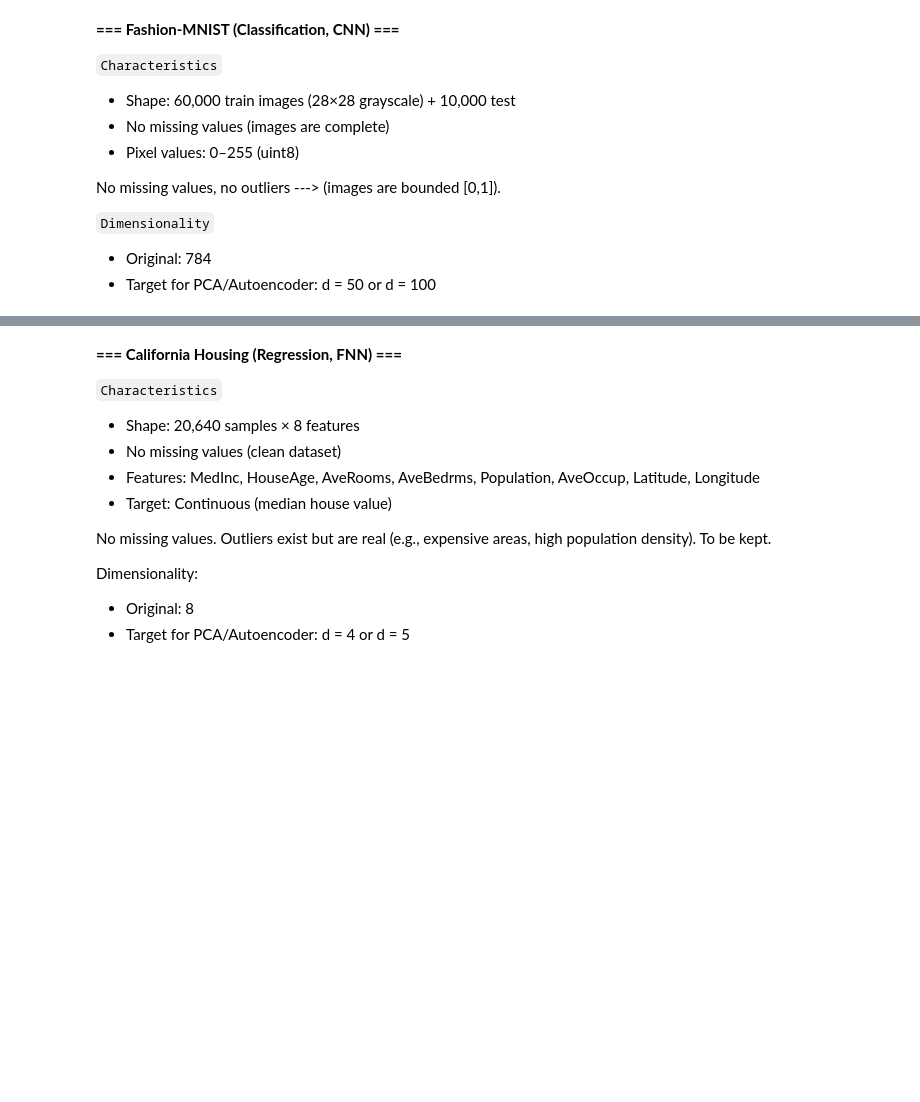
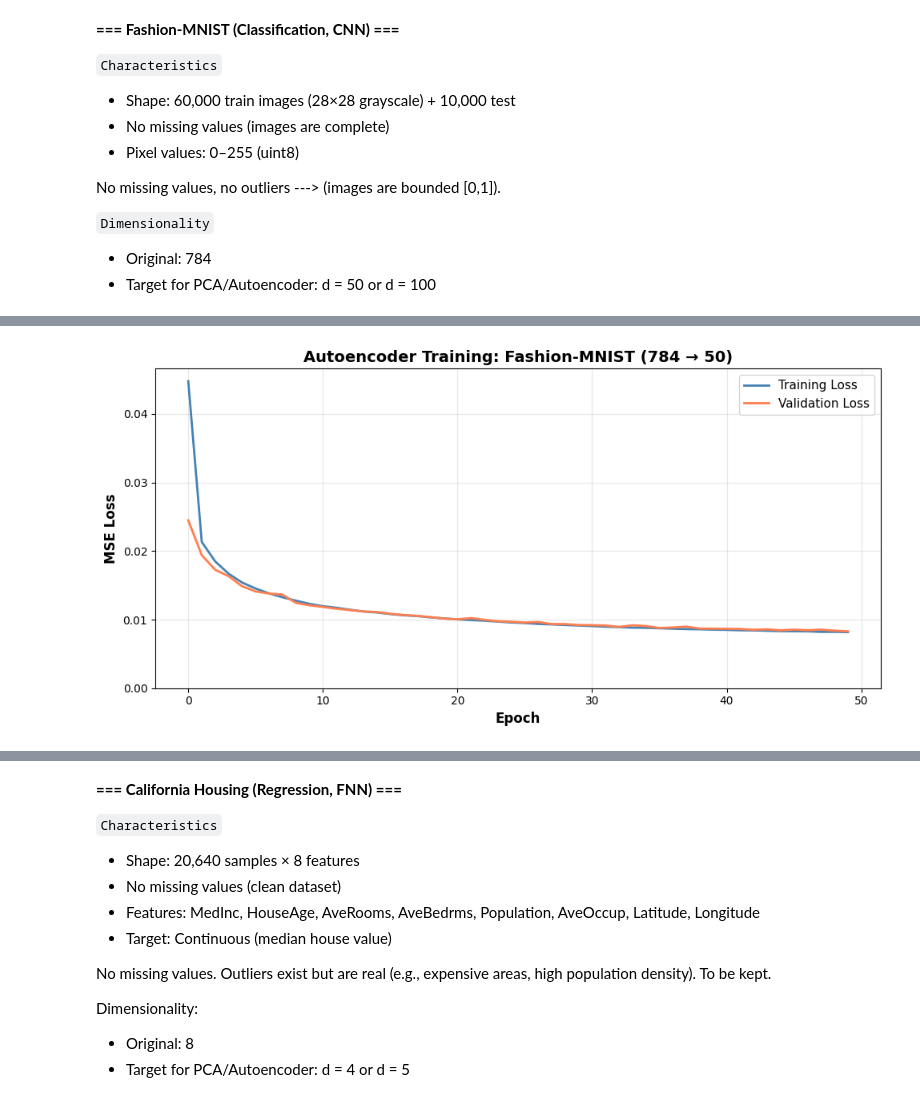
Before and after one commit to Alx-a-cod/MLiterallyConfused, a Jupyter notebook: ML_Assignment_2.ipynb, the cells around one changed output, grey strips where cells are left out. Cells and saved outputs as stored; diff of their text form; code cells hidden in the pictures; blank space fills up the shorter version.

Commit message:
model implementation

```diff
--- a/ML_Assignment_2.ipynb
+++ b/ML_Assignment_2.ipynb
@@ -93,0 +147,84 @@ Total variance explained by 50 PCs: 0.8626 (86.26%)
+# %%
+from tensorflow.keras.models import Model
+from tensorflow.keras.layers import Input, Dense
+from tensorflow.keras.optimizers import Adam
+from tensorflow.keras.callbacks import EarlyStopping
+import matplotlib.pyplot as plt
+import numpy as np
+
+# ==== Architecture ====
+input_dim = 784
+encoding_dim = 50
+
+# Input layer
+input_layer = Input(shape=(input_dim,), name='input')
+
+# Encoder
+encoded = Dense(256, activation='relu', name='encoder_1')(input_layer)
+encoded = Dense(128, activation='relu', name='encoder_2')(encoded)
+encoded = Dense(encoding_dim, activation='relu', name='bottleneck')(encoded)
+
+# Decoder
+decoded = Dense(128, activation='relu', name='decoder_1')(encoded)
+decoded = Dense(256, activation='relu', name='decoder_2')(decoded)
+decoded = Dense(input_dim, activation='sigmoid', name='output')(decoded)  # sigmoid for [0,1] range
+
+# Models
+autoencoder_fmnist = Model(inputs=input_layer, outputs=decoded, name='autoencoder_fmnist')
+encoder_fmnist = Model(inputs=input_layer, outputs=encoded, name='encoder_fmnist')
+
+# Compile
+autoencoder_fmnist.compile(optimizer=Adam(learning_rate=0.001), loss='mse', metrics=['mse'])
+
+print("="*80)
+print("FASHION-MNIST AUTOENCODER (784 → 50)")
+print("="*80)
+print(autoencoder_fmnist.summary())
+
+# ==== Training ====
+early_stop = EarlyStopping(monitor='val_loss', patience=5, restore_best_weights=True, verbose=1)
+
+history_fmnist = autoencoder_fmnist.fit(
+    X_train, X_train,  # Input = Output (reconstruction task)
+    epochs=50,
+    batch_size=256,
+    validation_data=(X_val, X_val),
+    callbacks=[early_stop],
+    verbose=1
+)
+
+# ==== Transform data using encoder ====
+X_train_ae_fmnist = encoder_fmnist.predict(X_train, verbose=0)
+X_val_ae_fmnist = encoder_fmnist.predict(X_val, verbose=0)
+X_test_ae_fmnist = encoder_fmnist.predict(X_test, verbose=0)
+
+print("\n" + "="*80)
+print("FASHION-MNIST AUTOENCODER RESULTS")
+print("="*80)
+print(f"Train shape: {X_train_ae_fmnist.shape}")  # (51000, 50)
+print(f"Val shape: {X_val_ae_fmnist.shape}")      # (9000, 50)
+print(f"Test shape: {X_test_ae_fmnist.shape}")    # (10000, 50)
+print(f"Final training loss: {history_fmnist.history['loss'][-1]:.6f}")
+print(f"Final validation loss: {history_fmnist.history['val_loss'][-1]:.6f}")
+
+# ==== Visualization: Training curves ====
+fig, ax = plt.subplots(figsize=(10, 5))
+
+ax.plot(history_fmnist.history['loss'], linewidth=2, label='Training Loss', color='steelblue')
+ax.plot(history_fmnist.history['val_loss'], linewidth=2, label='Validation Loss', color='coral')
+ax.set_xlabel('Epoch', fontsize=12, fontweight='bold')
+ax.set_ylabel('MSE Loss', fontsize=12, fontweight='bold')
+ax.set_title('Autoencoder Training: Fashion-MNIST (784 → 50)', fontsize=14, fontweight='bold')
+ax.legend(fontsize=11, loc='upper right')
+ax.grid(True, alpha=0.3)
+ax.set_ylim(bottom=0)
+
+plt.tight_layout()
+plt.savefig('autoencoder_training_fmnist.png', dpi=300, bbox_inches='tight')
+plt.show()
+
+# ==== Reconstruction quality ====
+X_test_reconstructed = autoencoder_fmnist.predict(X_test, verbose=0)
+reconstruction_mse = np.mean((X_test - X_test_reconstructed)**2)
+print(f"\nReconstruction MSE (test set): {reconstruction_mse:.6f}")
+# %% [output]
@@ -93,0 +272 @@ Total variance explained by 50 PCs: 0.8626 (86.26%)
+[figure, added]
```
Also changed, not shown: parts of 20 cells of this notebook.
